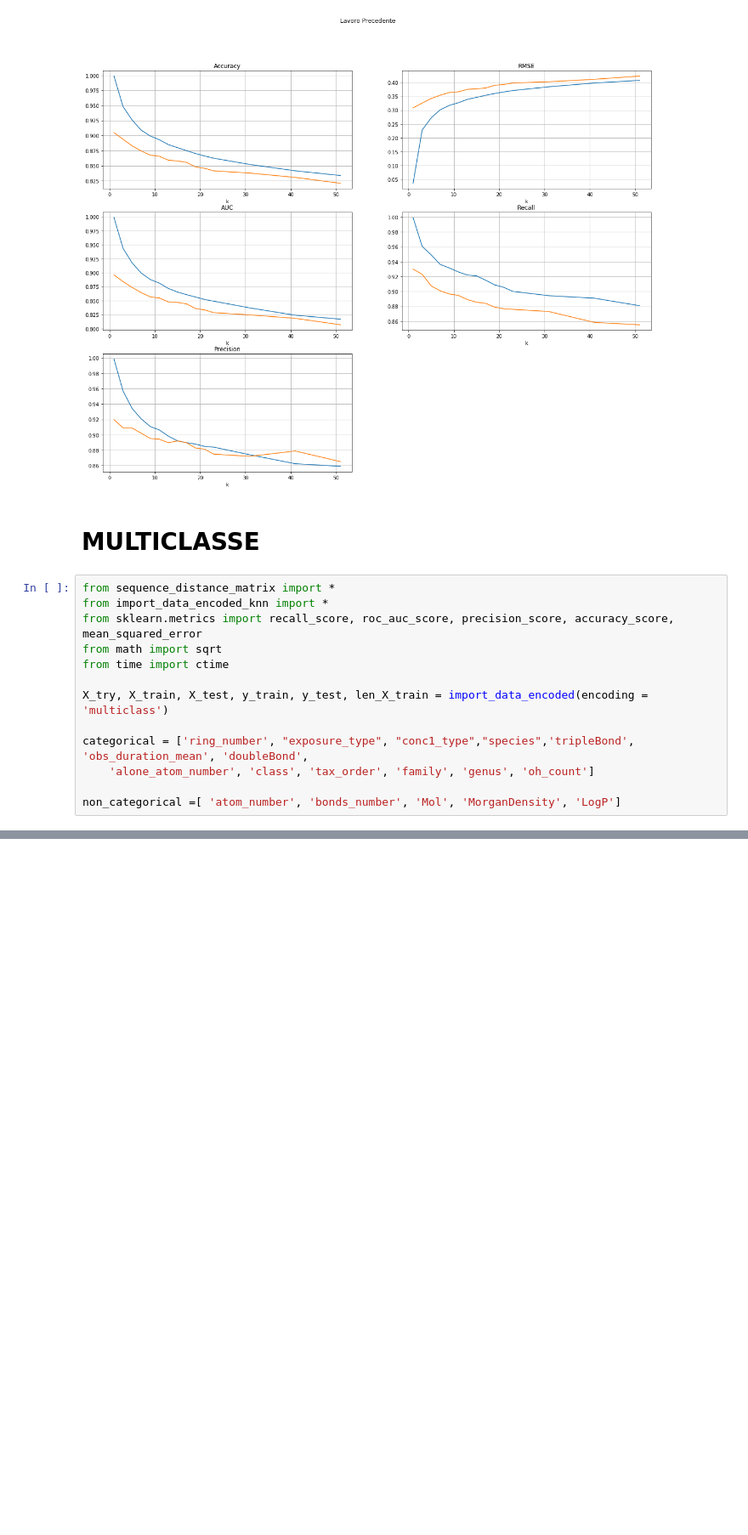
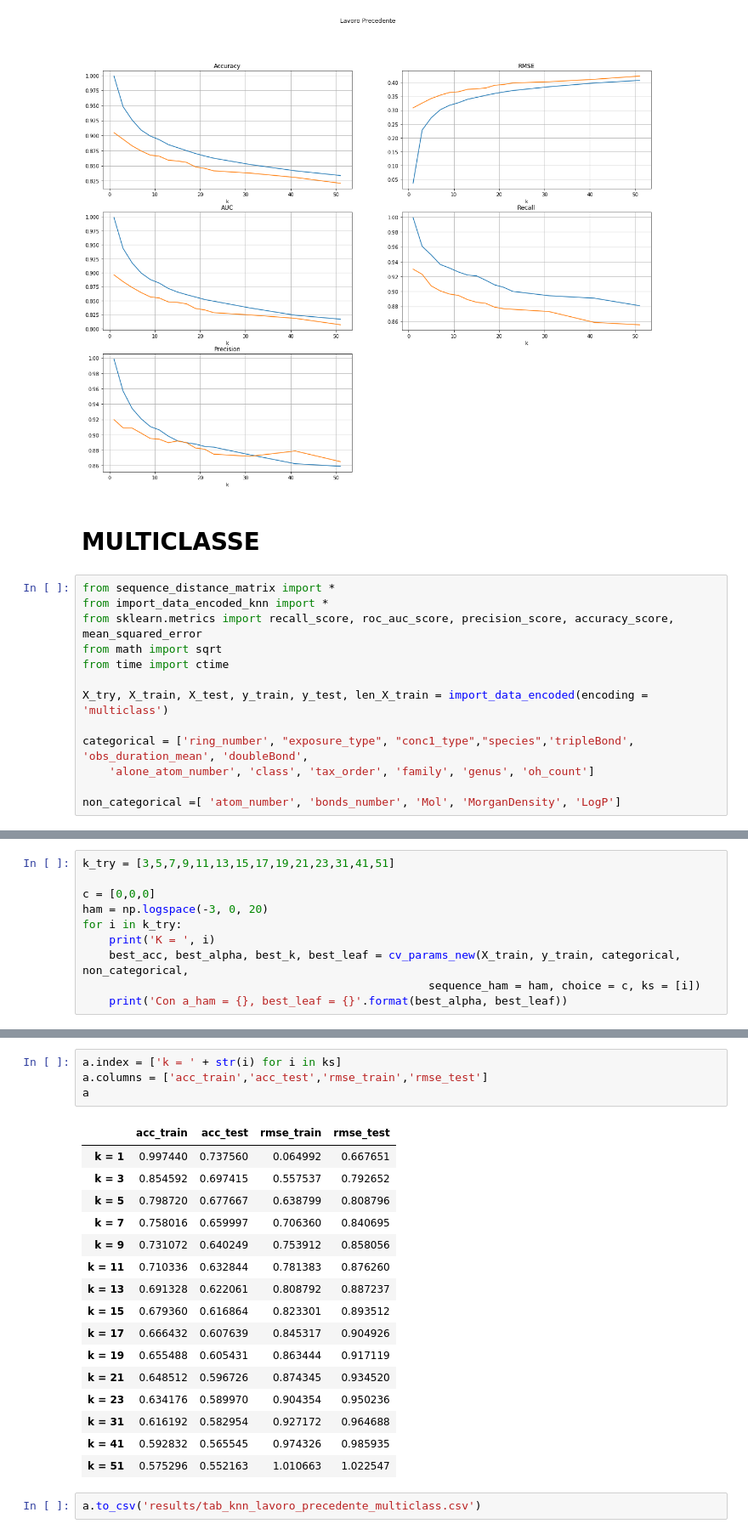
Before and after one commit to simonedambrosi/MLTOX-Simone, a Jupyter notebook: Script per tesi/KNN tables -- lavoro precedente.ipynb, the cells around one changed output, grey strips where cells are left out. Shown: that part at 85% size. Saved outputs shown, nothing was run; the diff lists cells and outputs as text; blank space fills up the shorter version.

```diff
--- a/Script per tesi/KNN tables -- lavoro precedente.ipynb
+++ b/Script per tesi/KNN tables -- lavoro precedente.ipynb
@@ -557,0 +581,10 @@ non_categorical =[ 'atom_number', 'bonds_number', 'Mol', 'MorganDensity', 'LogP'
+# %%
+k_try = [3,5,7,9,11,13,15,17,19,21,23,31,41,51]
+
+c = [0,0,0]
+ham = np.logspace(-3, 0, 20)
+for i in k_try:
+    print('K = ', i)
+    best_acc, best_alpha, best_k, best_leaf = cv_params_new(X_train, y_train, categorical, non_categorical,
+                                                    sequence_ham = ham, choice = c, ks = [i])
+    print('Con a_ham = {}, best_leaf = {}'.format(best_alpha, best_leaf))
@@ -557,0 +682,23 @@ non_categorical =[ 'atom_number', 'bonds_number', 'Mol', 'MorganDensity', 'LogP'
+# %%
+a.index = ['k = ' + str(i) for i in ks]
+a.columns = ['acc_train','acc_test','rmse_train','rmse_test']
+a
+# %% [output]
+|  | acc_train | acc_test | rmse_train | rmse_test |
+| k = 1 | 0.997440 | 0.737560 | 0.064992 | 0.667651 |
+| k = 3 | 0.854592 | 0.697415 | 0.557537 | 0.792652 |
+| k = 5 | 0.798720 | 0.677667 | 0.638799 | 0.808796 |
+| k = 7 | 0.758016 | 0.659997 | 0.706360 | 0.840695 |
+| k = 9 | 0.731072 | 0.640249 | 0.753912 | 0.858056 |
+| k = 11 | 0.710336 | 0.632844 | 0.781383 | 0.876260 |
+| k = 13 | 0.691328 | 0.622061 | 0.808792 | 0.887237 |
+| k = 15 | 0.679360 | 0.616864 | 0.823301 | 0.893512 |
+| k = 17 | 0.666432 | 0.607639 | 0.845317 | 0.904926 |
+| k = 19 | 0.655488 | 0.605431 | 0.863444 | 0.917119 |
+| k = 21 | 0.648512 | 0.596726 | 0.874345 | 0.934520 |
+| k = 23 | 0.634176 | 0.589970 | 0.904354 | 0.950236 |
+| k = 31 | 0.616192 | 0.582954 | 0.927172 | 0.964688 |
+| k = 41 | 0.592832 | 0.565545 | 0.974326 | 0.985935 |
+| k = 51 | 0.575296 | 0.552163 | 1.010663 | 1.022547 |
+# %%
+a.to_csv('results/tab_knn_lavoro_precedente_multiclass.csv')
```
Also changed, not shown: parts of 8 cells of this notebook, 25 other files.
